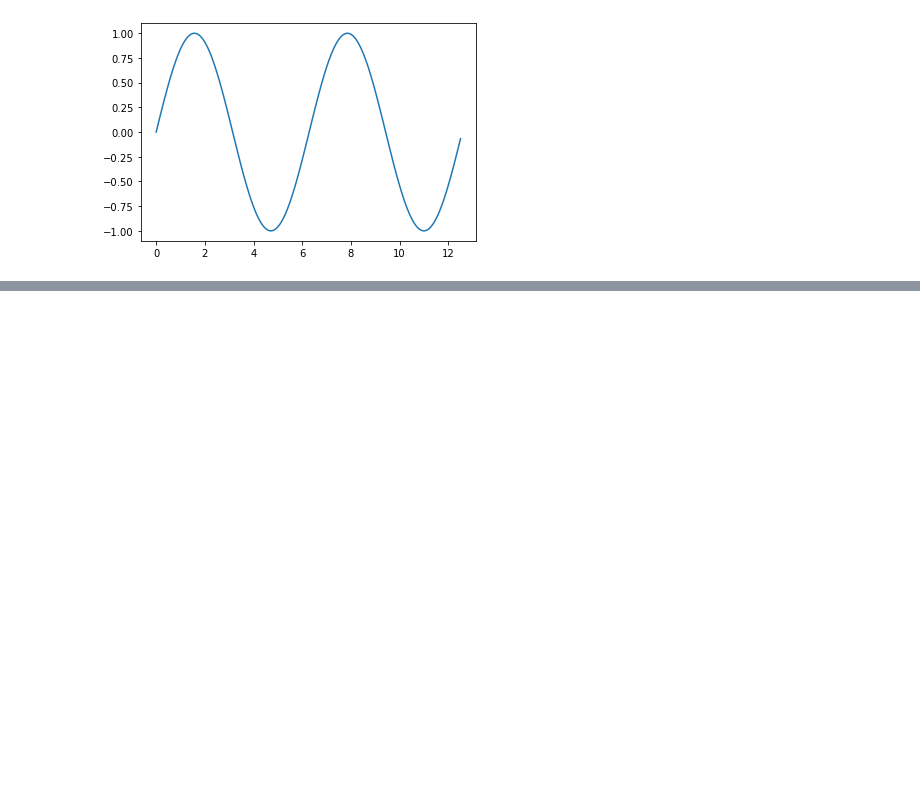
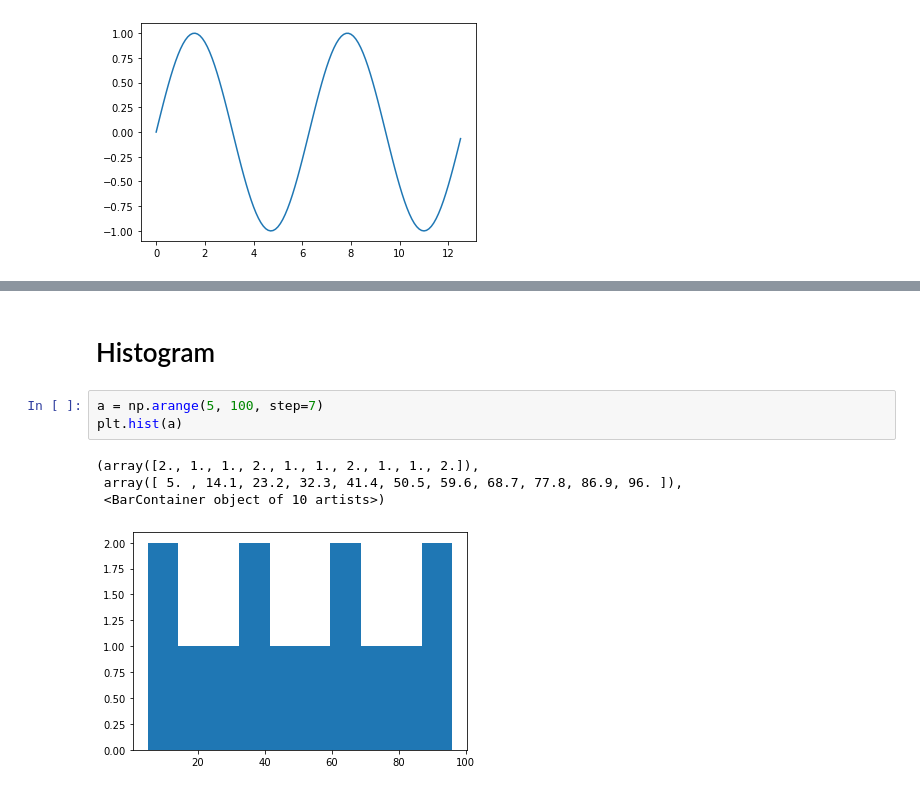
Before and after one commit to Neeteshking21/data-Science-, a Jupyter notebook: Matplotlib.ipynb, the cells around one changed output, grey strips where cells are left out. Saved outputs shown, nothing was run; the diff lists cells and outputs as text; blank space fills up the shorter version.

```diff
--- a/Matplotlib.ipynb
+++ b/Matplotlib.ipynb
@@ -80,0 +96,10 @@ plt.plot(x, y)
+# %% [markdown]
+#  Histogram
+# %%
+a = np.arange(5, 100, step=7)
+plt.hist(a)
+# %% [output]
+(array([2., 1., 1., 2., 1., 1., 2., 1., 1., 2.]),
+ array([ 5. , 14.1, 23.2, 32.3, 41.4, 50.5, 59.6, 68.7, 77.8, 86.9, 96. ]),
+ <BarContainer object of 10 artists>)
+[figure, added]
```
Also changed, not shown: parts of 7 cells of this notebook.
